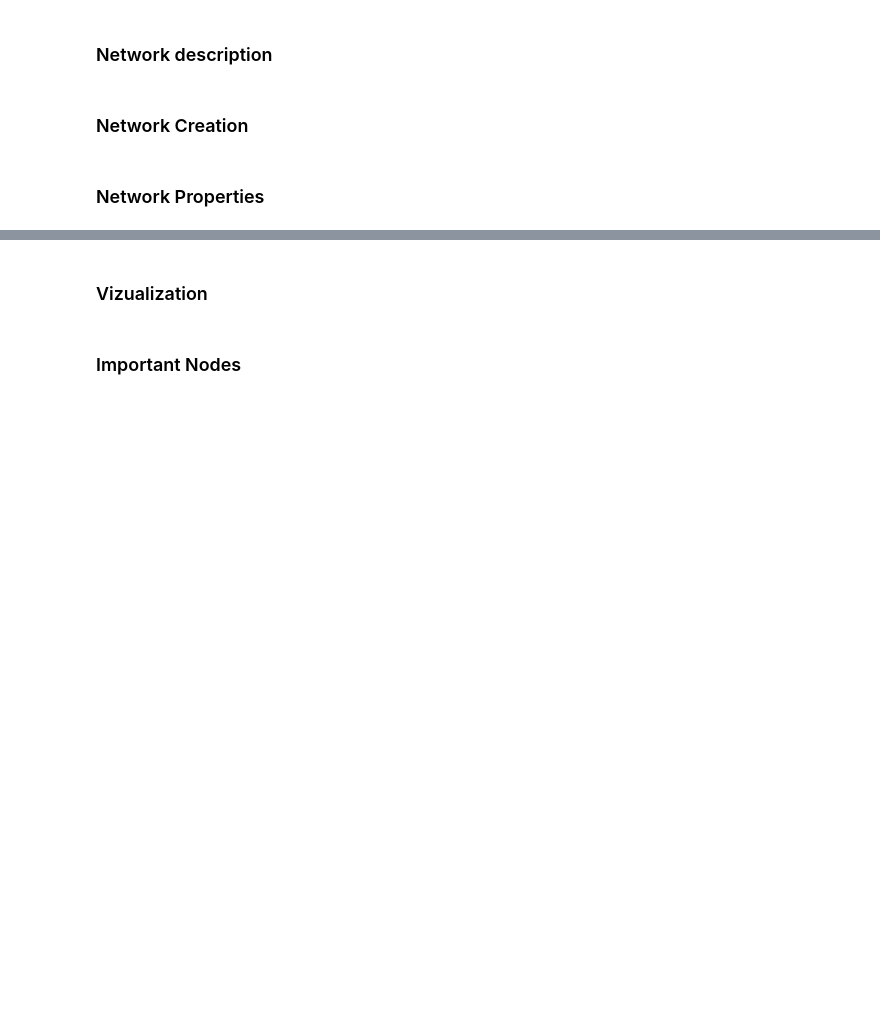
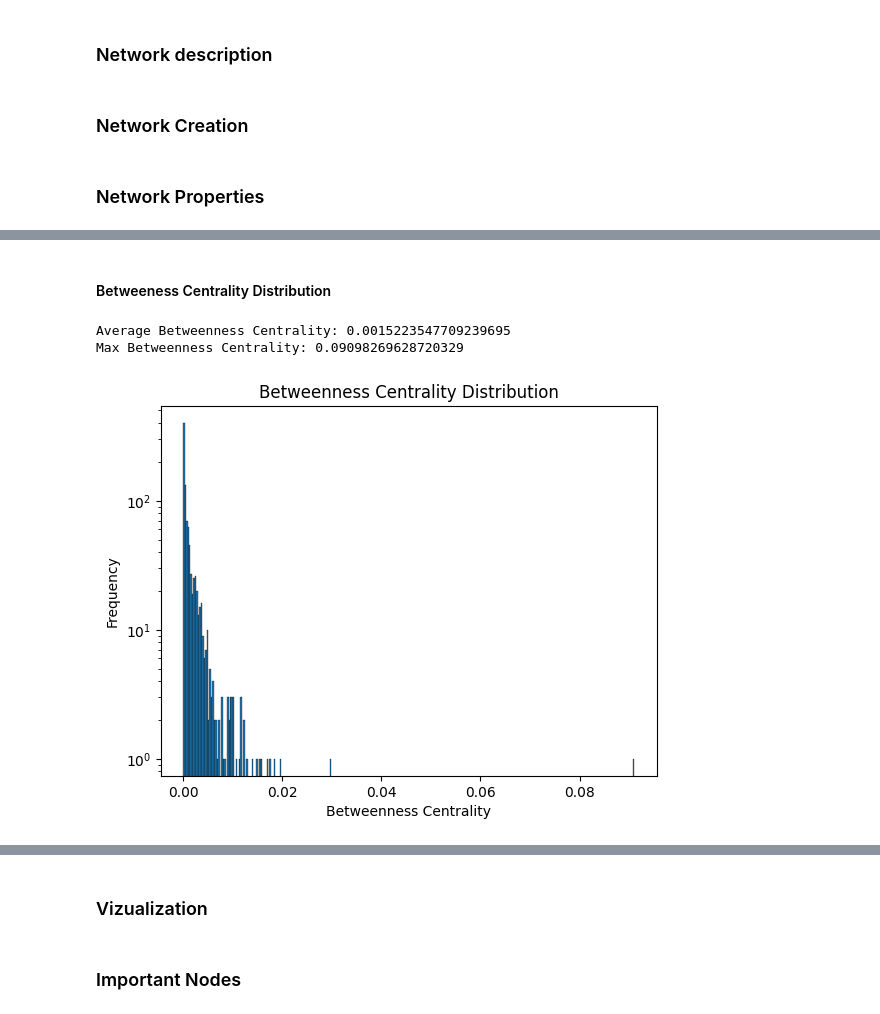
Before and after one commit to Master-HPC-2025/Social-Network-Analysis, a Jupyter notebook: project_1.ipynb, the cells around one changed output, grey strips where cells are left out. Cells and saved outputs as stored; diff of their text form; code cells hidden in the pictures; blank space fills up the shorter version.

```diff
--- a/project_1.ipynb
+++ b/project_1.ipynb
@@ -50,0 +156,8 @@ Average Degree: 38.646569646569645
+# %% [markdown]
+#### Betweeness Centrality Distribution
+# %%
+betweenness_centrality_distribution(G)
+# %% [output]
+Average Betweenness Centrality: 0.0015223547709239695
+Max Betweenness Centrality: 0.09098269628720329
+[figure, added]
```
Also changed, not shown: parts of 9 cells of this notebook, 2 other files.
